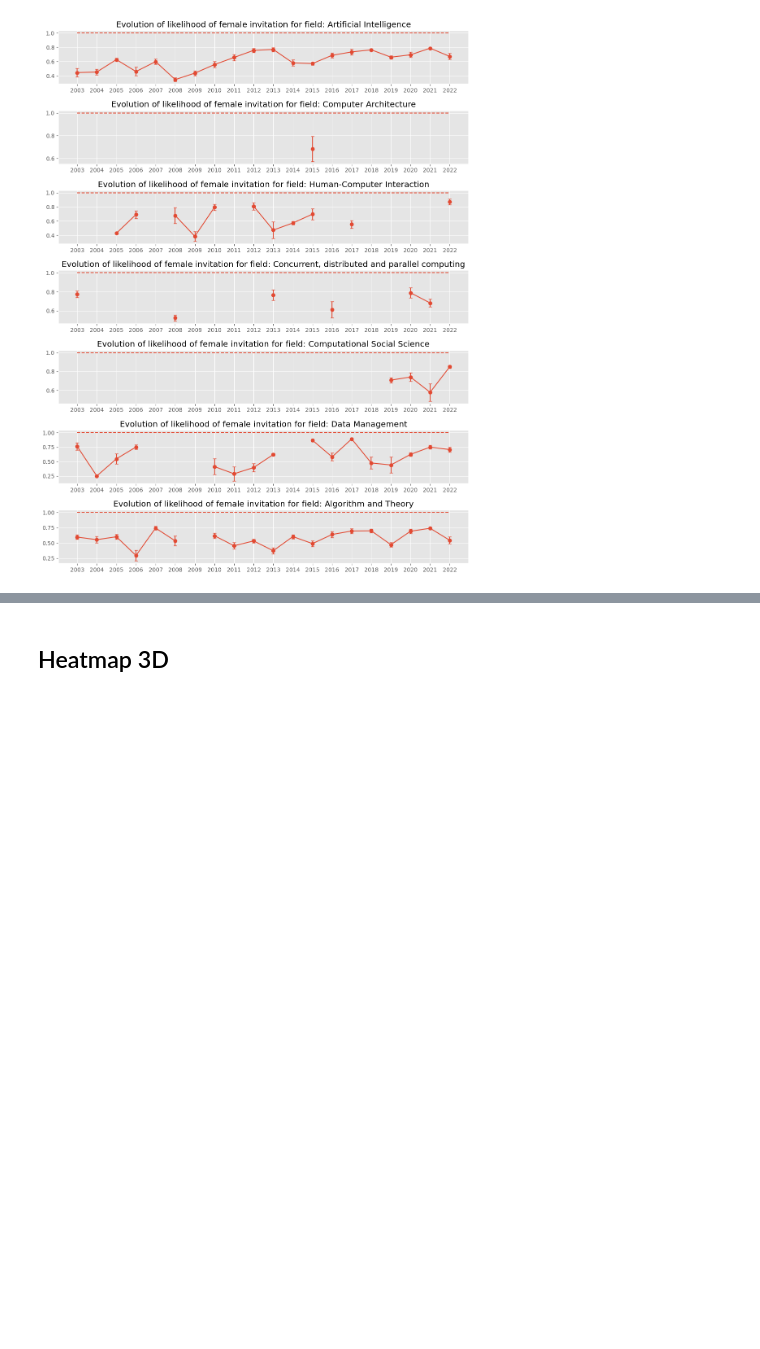
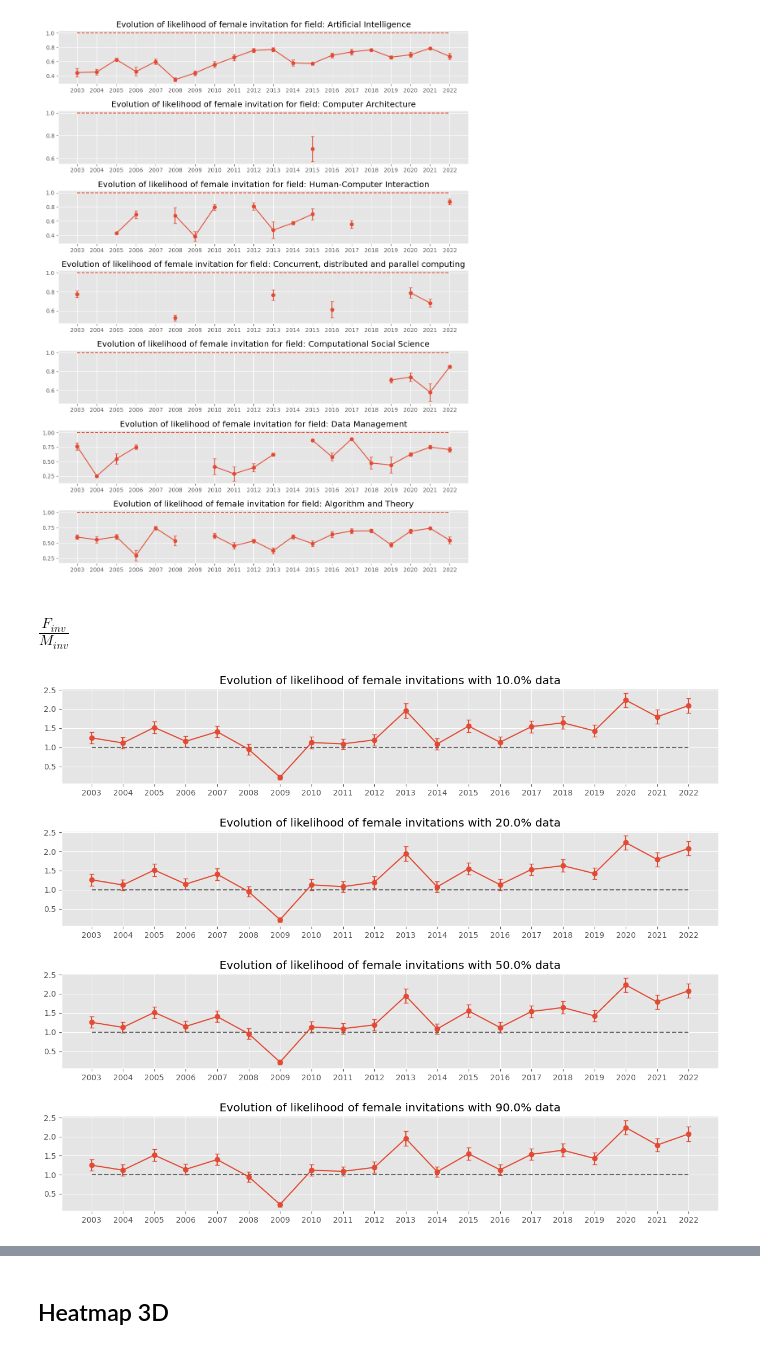
Before and after one commit to mariespedersen/Thesis_github, a Jupyter notebook: Similarity_Matching.ipynb, the cells around one changed output, grey strips where cells are left out. Drawn from its saved outputs; the diff is of its cells as text; code cells hidden in the pictures; blank space fills up the shorter version.

```diff
--- a/Similarity_Matching.ipynb
+++ b/Similarity_Matching.ipynb
@@ -209,3 +211,34 @@ for n, f in enumerate(field_list):
     ax.hlines(1, 2003, 2022, linestyles='dashed')
 # %% [output]
 [figure]
+# %% [markdown]
+### $\frac{F_{inv}}{M_{inv}}$
+# %%
+plt.figure(figsize=(15, 12))
+plt.subplots_adjust(hspace=0.5)
+q_list = [0.1,0.2,0.5,0.9]
+
+for n, q in enumerate(q_list):
+    ax = plt.subplot(len(q_list), 1, n + 1)
+
+    ratio_list = []
+    std_list = []
+    for year in tqdm(range(2003,2023)):
+        try:
+            df_year = df[df['Year'] == year]
+            mean_ratio, std_ratio = Nearest_Neighbor(df_year,k=5, q=q, n=1000)
+            ratio_list.append(mean_ratio)
+            std_list.append(std_ratio)
+        except:
+            ratio_list.append(np.NaN)
+            std_list.append(np.NaN)
+            continue
+
+    ax.errorbar(range(2003,2023), ratio_list, yerr=std_list, fmt='o-', capsize=3,label="Adj. Ratio")
+    ax.set_title('Evolution of likelihood of female invitations with ' + str(round(q*100,0)) + '% data')
+    ax.set_xticks(range(2003,2023,1))
+    ax.hlines(1, 2003, 2022, linestyles='dashed',color='dimgrey')
+
+# plt.savefig(image_path+'line_sim_q_ALL.pdf',bbox_inches='tight')
+# %% [output]
+[figure, added]
```
Also changed, not shown: parts of 7 cells of this notebook.
